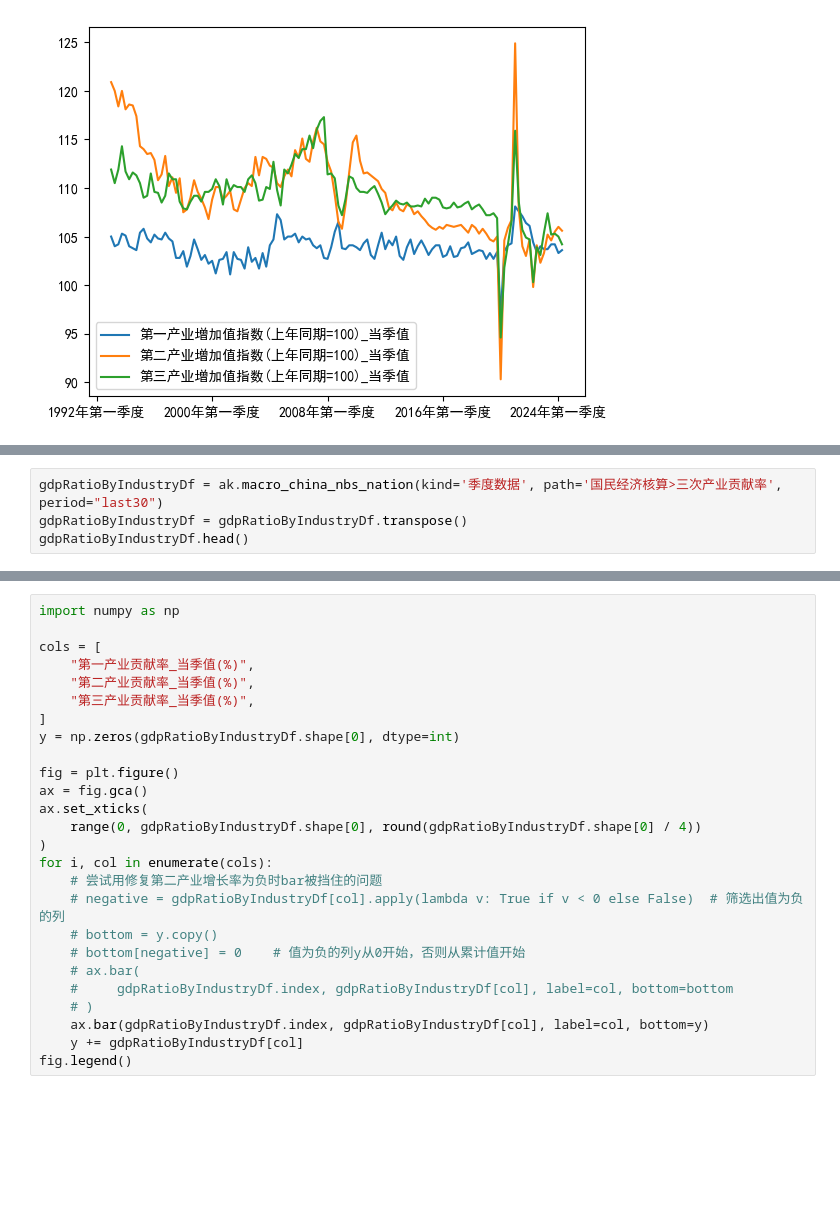
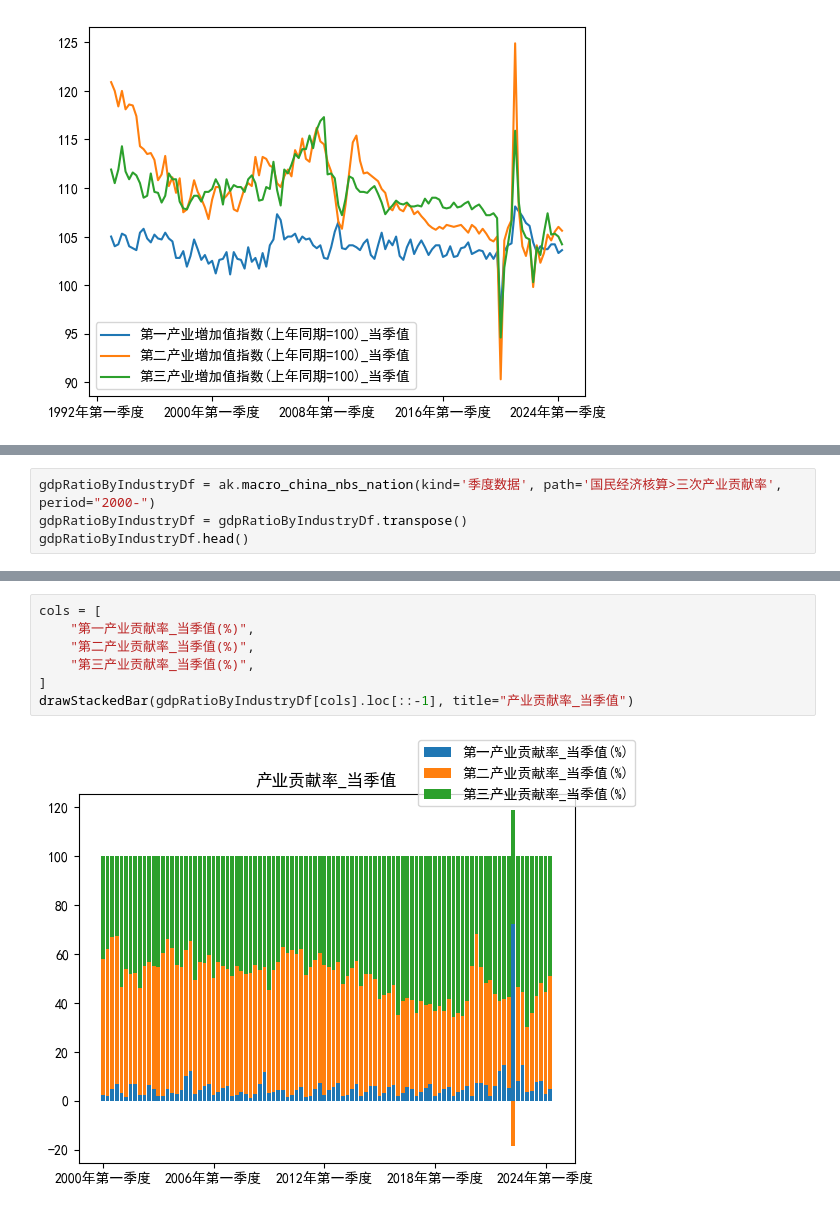
Before and after one commit to kampfer/various-data, a Jupyter notebook: src/researches/jupyter/gdp.ipynb, the cells around one changed output, grey strips where cells are left out. Saved outputs shown, nothing was run; the diff lists cells and outputs as text; blank space fills up the shorter version.

```diff
--- a/src/researches/jupyter/gdp.ipynb
+++ b/src/researches/jupyter/gdp.ipynb
@@ -200,4 +241,4 @@ gdpRateDf[
 # %%
-gdpRatioByIndustryDf = ak.macro_china_nbs_nation(kind='季度数据', path='国民经济核算>三次产业贡献率', period="last30")
+gdpRatioByIndustryDf = ak.macro_china_nbs_nation(kind='季度数据', path='国民经济核算>三次产业贡献率', period="2000-")
 gdpRatioByIndustryDf = gdpRatioByIndustryDf.transpose()
 gdpRatioByIndustryDf.head()
@@ -204,26 +252,9 @@ gdpRatioByIndustryDf.head()
-# %%
-import numpy as np
-
-cols = [
-    "第一产业贡献率_当季值(%)",
-    "第二产业贡献率_当季值(%)",
-    "第三产业贡献率_当季值(%)",
-]
-y = np.zeros(gdpRatioByIndustryDf.shape[0], dtype=int)
-
-fig = plt.figure()
-ax = fig.gca()
-ax.set_xticks(
-    range(0, gdpRatioByIndustryDf.shape[0], round(gdpRatioByIndustryDf.shape[0] / 4))
-)
-for i, col in enumerate(cols):
-    # 尝试用修复第二产业增长率为负时bar被挡住的问题
-    # negative = gdpRatioByIndustryDf[col].apply(lambda v: True if v < 0 else False)  # 筛选出值为负的列
-    # bottom = y.copy()
-    # bottom[negative] = 0    # 值为负的列y从0开始，否则从累计值开始
-    # ax.bar(
-    #     gdpRatioByIndustryDf.index, gdpRatioByIndustryDf[col], label=col, bottom=bottom
-    # )
-    ax.bar(gdpRatioByIndustryDf.index, gdpRatioByIndustryDf[col], label=col, bottom=y)
-    y += gdpRatioByIndustryDf[col]
-fig.legend()
+# %%
+cols = [
+    "第一产业贡献率_当季值(%)",
+    "第二产业贡献率_当季值(%)",
+    "第三产业贡献率_当季值(%)",
+]
+drawStackedBar(gdpRatioByIndustryDf[cols].loc[::-1], title="产业贡献率_当季值")
+# %% [output]
+[figure, added]
```
Also changed, not shown: parts of 13 cells of this notebook.
